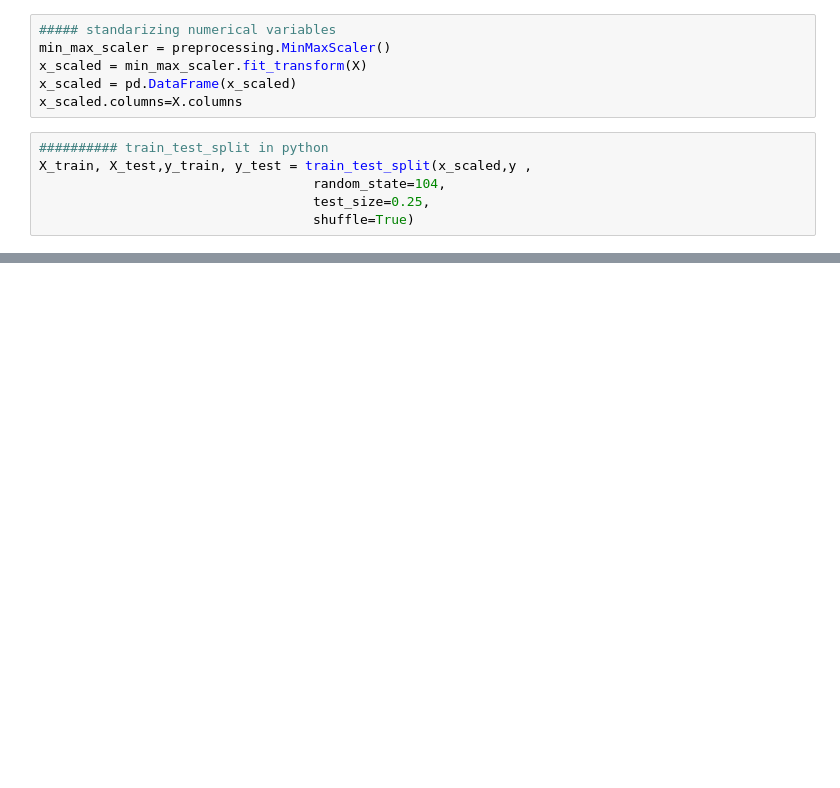
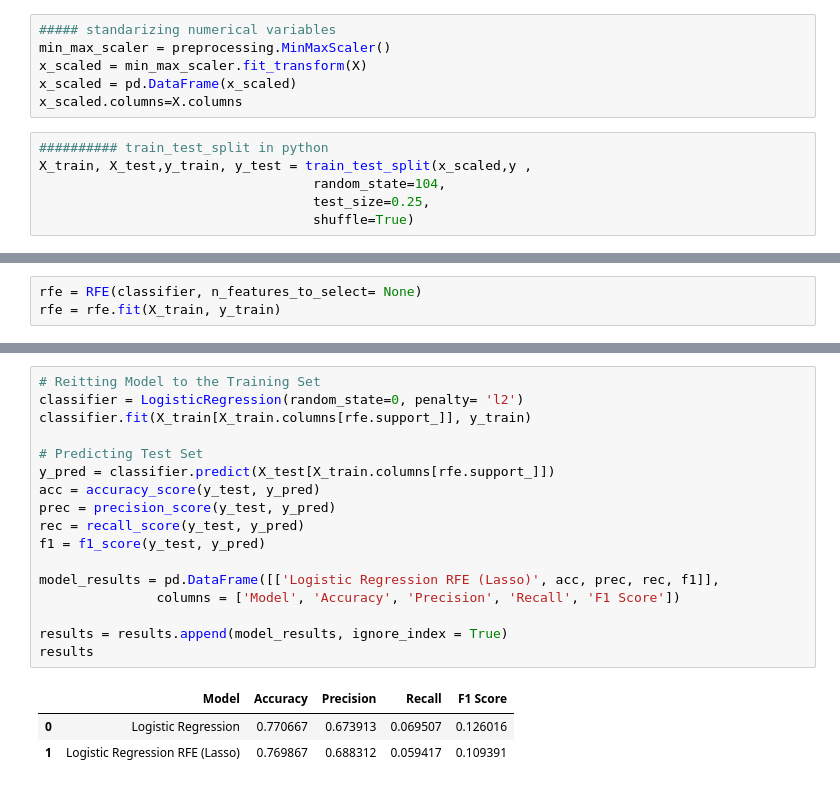
Before and after one commit to Avanish023/Machine-learning-data--science, a Jupyter notebook: lbinaryclassification.ipynb, the cells around one changed output, grey strips where cells are left out. Saved outputs shown, nothing was run; the diff lists cells and outputs as text; blank space fills up the shorter version.

```diff
--- a/lbinaryclassification.ipynb
+++ b/lbinaryclassification.ipynb
@@ -333,0 +357,3 @@ Index(['down_payment', 'loan_int_rate', 'tenure', 'loan_amount',
+# %%
+rfe = RFE(classifier, n_features_to_select= None)
+rfe = rfe.fit(X_train, y_train)
@@ -333,0 +394,21 @@ Index(['down_payment', 'loan_int_rate', 'tenure', 'loan_amount',
+# %%
+# Reitting Model to the Training Set
+classifier = LogisticRegression(random_state=0, penalty= 'l2')
+classifier.fit(X_train[X_train.columns[rfe.support_]], y_train)
+
+# Predicting Test Set
+y_pred = classifier.predict(X_test[X_train.columns[rfe.support_]])
+acc = accuracy_score(y_test, y_pred)
+prec = precision_score(y_test, y_pred)
+rec = recall_score(y_test, y_pred)
+f1 = f1_score(y_test, y_pred)
+
+model_results = pd.DataFrame([['Logistic Regression RFE (Lasso)', acc, prec, rec, f1]],
+               columns = ['Model', 'Accuracy', 'Precision', 'Recall', 'F1 Score'])
+
+results = results.append(model_results, ignore_index = True)
+results
+# %% [output]
+|  | Model | Accuracy | Precision | Recall | F1 Score |
+| 0 | Logistic Regression | 0.770667 | 0.673913 | 0.069507 | 0.126016 |
+| 1 | Logistic Regression RFE (Lasso) | 0.769867 | 0.688312 | 0.059417 | 0.109391 |
```
Also changed, not shown: parts of 22 cells of this notebook.
